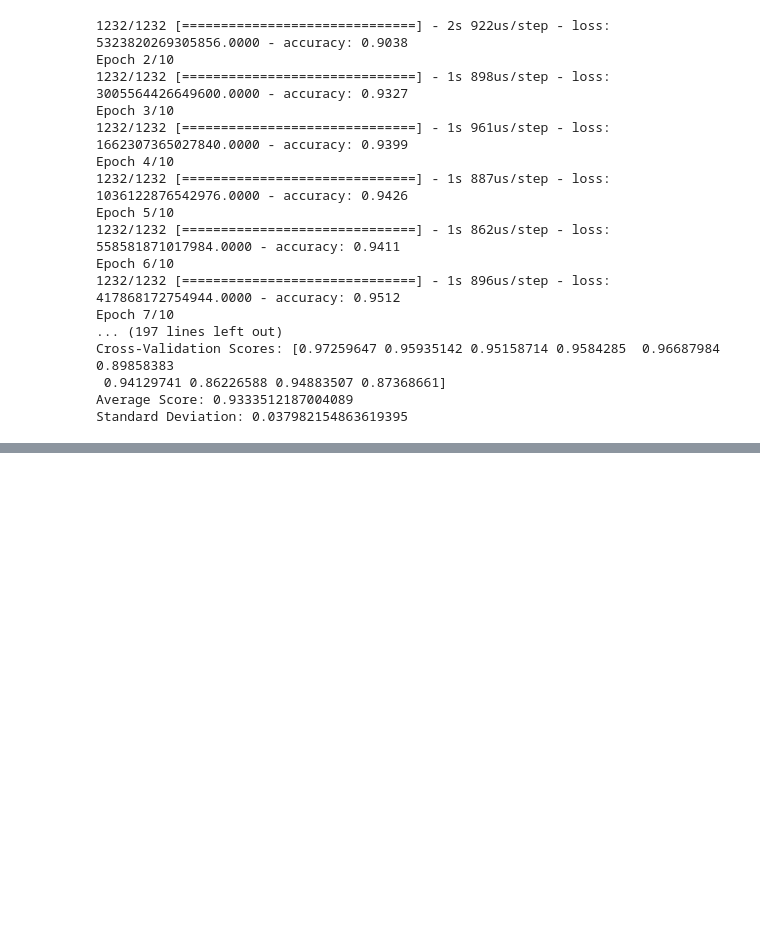
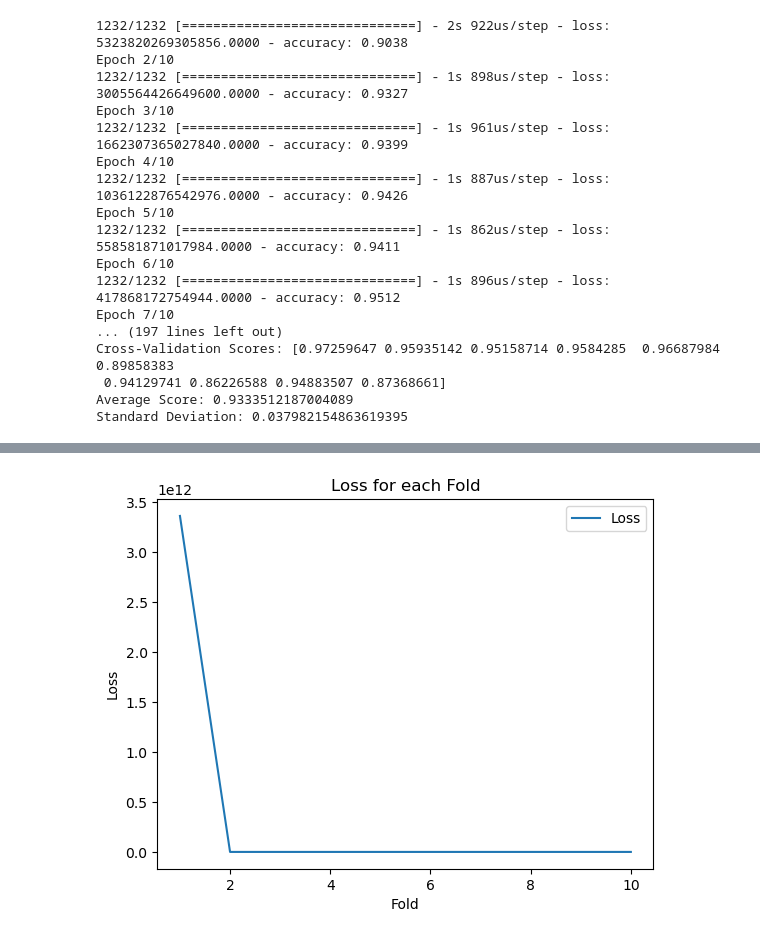
Before and after one commit to kd365/faafall22, a Jupyter notebook: Working_NN.ipynb, the cells around one changed output, grey strips where cells are left out. Saved outputs shown, nothing was run; the diff lists cells and outputs as text; code cells hidden in the pictures; blank space fills up the shorter version.

```diff
--- a/Working_NN.ipynb
+++ b/Working_NN.ipynb
@@ -916,0 +733,85 @@ plt.show()
+# %%
+
+# Split the data into features (X) and target variable (y)
+X = df_imputed3_shuffled.drop('target', axis=1)
+y = df_imputed3_shuffled['target']
+
+# Convert the target variable to categorical
+num_classes = df_imputed3_shuffled['target'].nunique()
+y_categorical = keras.utils.to_categorical(y - 1, num_classes=num_classes)
+
+# Define your model architecture
+model = keras.Sequential([
+    keras.layers.Dense(64, activation='relu', input_shape=(X.shape[1],)),
+    keras.layers.Dense(32, activation='relu'),
+    keras.layers.Dense(num_classes, activation='softmax')
+])
+
+# Compile your model
+model.compile(optimizer='adam',
+              loss='categorical_crossentropy',
+              metrics=['accuracy'])
+
+# Perform 10-fold cross-validation
+kfold = StratifiedKFold(n_splits=10, shuffle=True, random_state=42)
+loss_values = []
+accuracy_values = []
+confusion_matrices = []
+classification_reports = []
+
+for train_index, test_index in kfold.split(X, y):
+    X_train, X_test = X.iloc[train_index], X.iloc[test_index]
+    y_train, y_test = y_categorical[train_index], y_categorical[test_index]
+
+    # Train the model
+    history = model.fit(X_train, y_train, epochs=10, verbose=0)
+
+    # Evaluate the model on the test data
+    y_pred_categorical = model.predict(X_test)
+    y_pred_labels = np.argmax(y_pred_categorical, axis=1)
+    y_true_labels = np.argmax(y_test, axis=1)
+    accuracy = np.mean(y_pred_labels == y_true_labels)
+
+    # Get the loss value from the history
+    loss = history.history['loss'][-1]
+
+    loss_values.append(loss)
+    accuracy_values.append(accuracy)
+    confusion_matrices.append(confusion_matrix(y_true_labels, y_pred_labels))
+    classification_reports.append(classification_report(y_true_labels, y_pred_labels))
+
+# Calculate the mean and standard deviation of loss and accuracy
+mean_loss = np.mean(loss_values)
+std_loss = np.std(loss_values)
+mean_accuracy = np.mean(accuracy_values)
+std_accuracy = np.std(accuracy_values)
+
+# Print the mean and standard deviation of loss and accuracy
+print("Mean Loss:", mean_loss)
+print("Standard Deviation of Loss:", std_loss)
+print("Mean Accuracy:", mean_accuracy)
+print("Standard Deviation of Accuracy:", std_accuracy)
+
+# Plot the loss values
+plt.plot(range(1, len(loss_values) + 1), loss_values, label='Loss')
+plt.xlabel('Fold')
+plt.ylabel('Loss')
+plt.title('Loss for each Fold')
+plt.legend()
+plt.show()
+
+# Plot the confusion matrix
+mean_confusion_matrix = np.mean(confusion_matrices, axis=0)
+plt.figure(figsize=(8, 6))
+sns.heatmap(mean_confusion_matrix, annot=True, cmap='Blues', fmt='.2f')
+plt.xlabel('Predicted')
+plt.ylabel('True')
+plt.title('Mean Confusion Matrix')
+plt.show()
+
+# Print the classification reports for each fold
+for i, report in enumerate(classification_reports):
+    print(f"Classification Report - Fold {i+1}")
+    print(report)
+    print("-" * 50)
+# %% [output]
@@ -916,0 +848 @@ plt.show()
+[figure, added]
```
Also changed, not shown: parts of 33 cells of this notebook.
